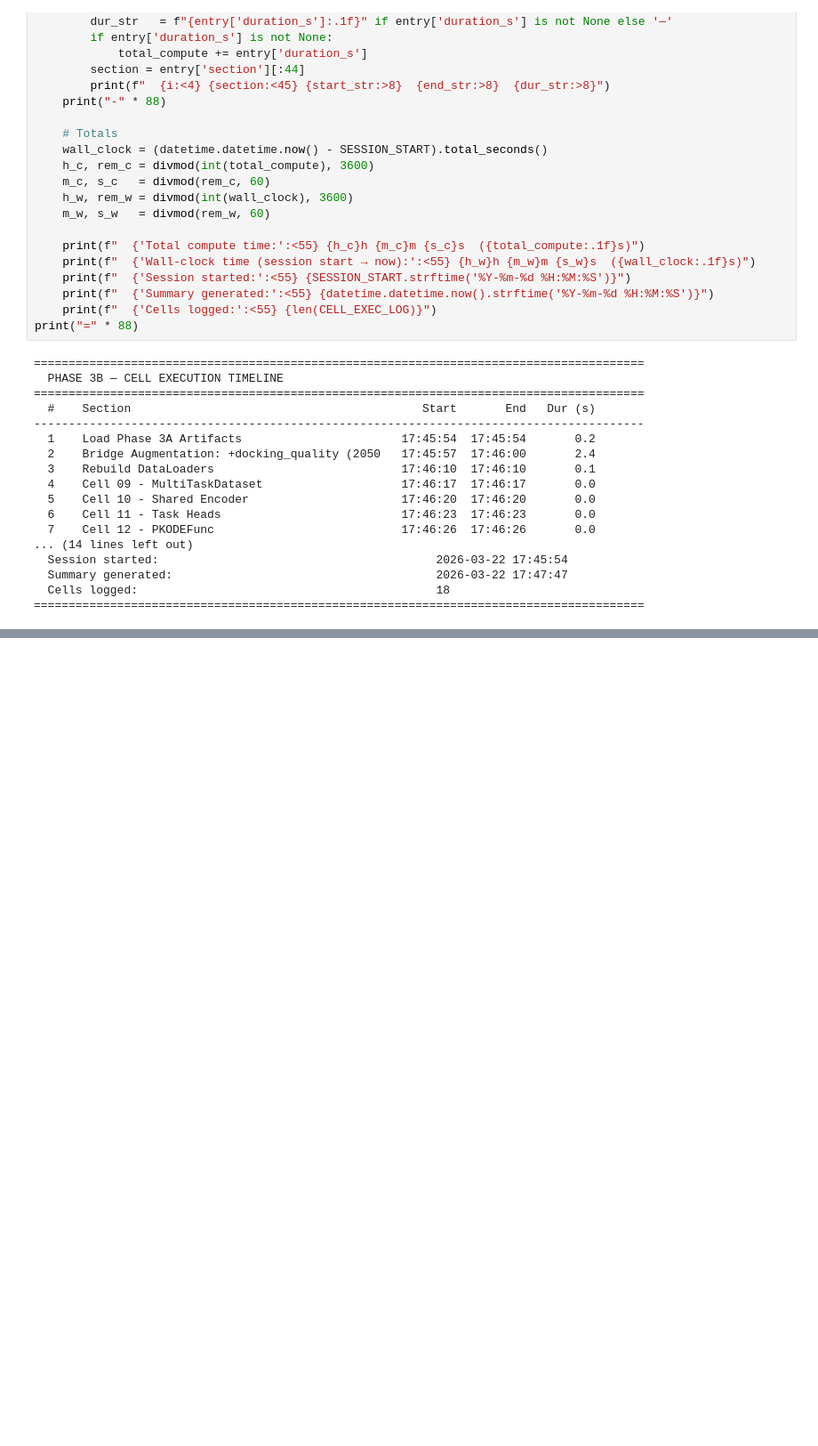
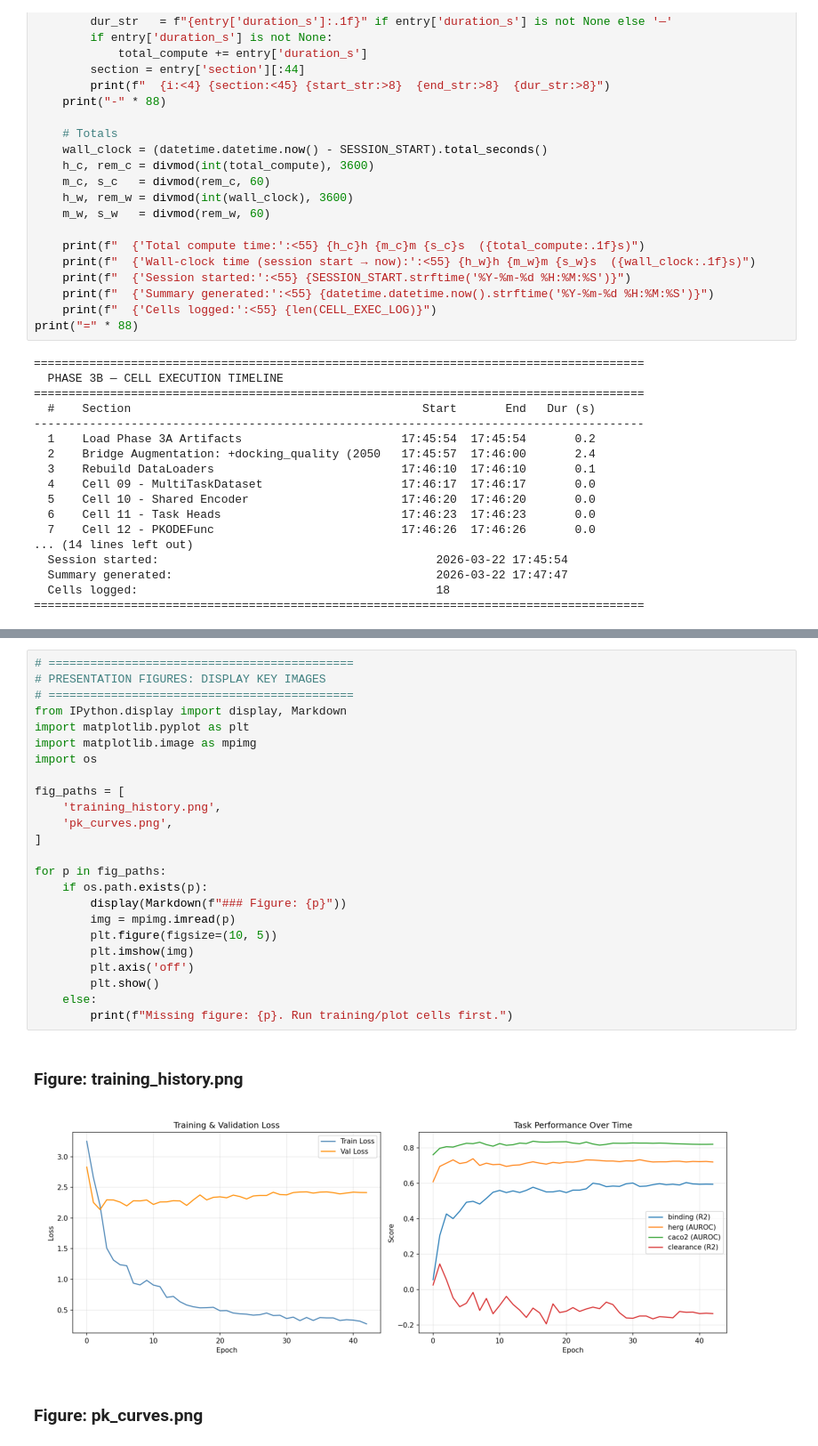
Before and after one commit to Sushree2179/Neural_PK-PD_Modeling_with_ODE, a Jupyter notebook: Coding/phase3b_model_design.ipynb, the cells around one changed output, grey strips where cells are left out. Shown at 89% size. Saved outputs shown, nothing was run; the diff lists cells and outputs as text; blank space fills up the shorter version.

```diff
--- a/Coding/phase3b_model_design.ipynb
+++ b/Coding/phase3b_model_design.ipynb
@@ -1445,0 +1545,28 @@ print("=" * 88)
+# %%
+# ============================================
+# PRESENTATION FIGURES: DISPLAY KEY IMAGES
+# ============================================
+from IPython.display import display, Markdown
+import matplotlib.pyplot as plt
+import matplotlib.image as mpimg
+import os
+
+fig_paths = [
+    'training_history.png',
+    'pk_curves.png',
+]
+
+for p in fig_paths:
+    if os.path.exists(p):
+        display(Markdown(f"### Figure: {p}"))
+        img = mpimg.imread(p)
+        plt.figure(figsize=(10, 5))
+        plt.imshow(img)
+        plt.axis('off')
+        plt.show()
+    else:
+        print(f"Missing figure: {p}. Run training/plot cells first.")
+# %% [output]
+### Figure: training_history.png
+[figure, added]
+### Figure: pk_curves.png
```
Also changed, not shown: parts of 2 cells of this notebook, 4 other files.
